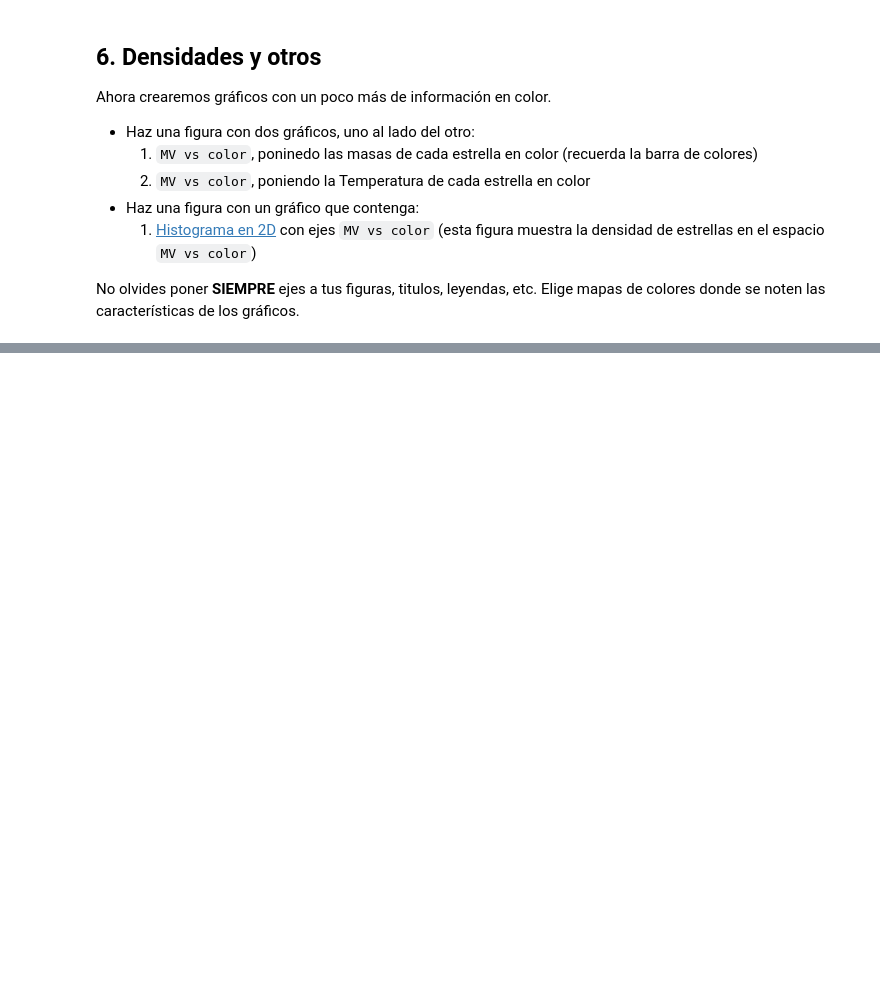
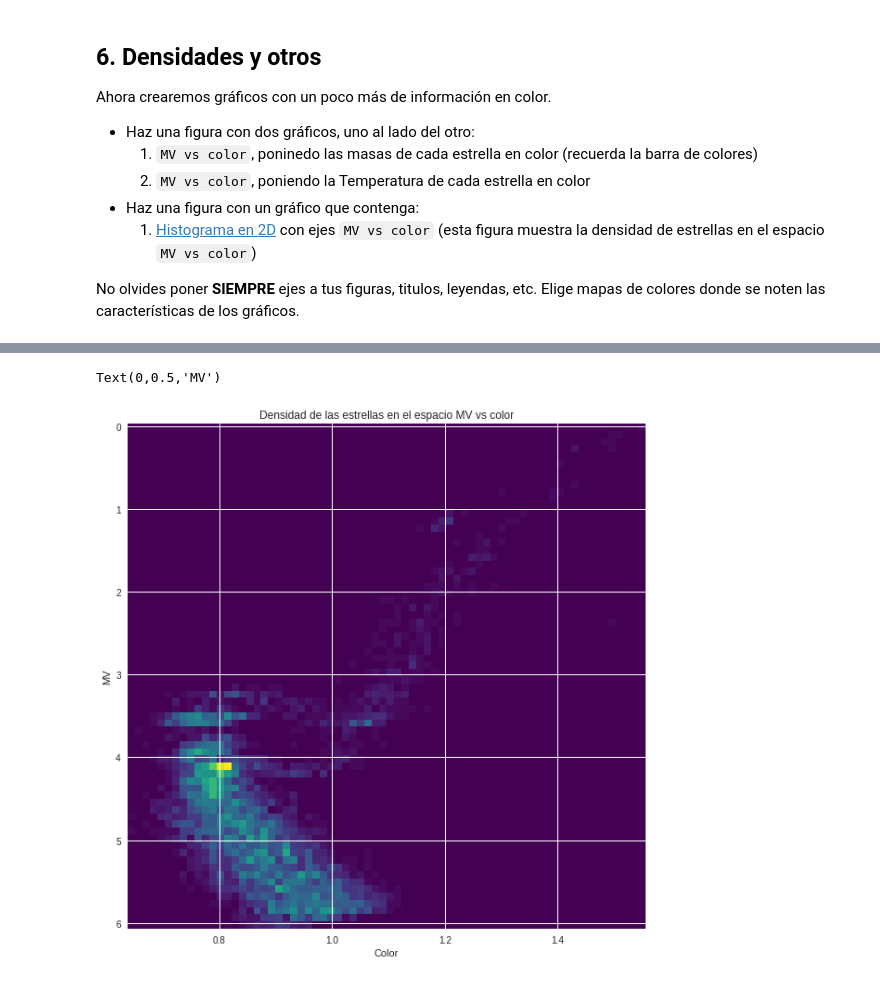
Before and after one commit to chenriquezb/minitarea2, a Jupyter notebook: Copia_de_minitarea2.ipynb, the cells around one changed output, grey strips where cells are left out. Drawn from its saved outputs; the diff is of its cells as text; code cells hidden in the pictures; blank space fills up the shorter version.

```diff
--- a/Copia_de_minitarea2.ipynb
+++ b/Copia_de_minitarea2.ipynb
@@ -179,0 +200,12 @@ No olvides poner **SIEMPRE** ejes a tus figuras, titulos, leyendas, etc. Elige m
+# %%
+# plot cmd hist2D
+fig, ax = plt.subplots(figsize=(10,10),ncols=1)
+
+plt.hist2d(color,MV,bins=70,cmap='viridis')
+plt.gca().invert_yaxis()
+plt.title('Densidad de las estrellas en el espacio MV vs color')
+plt.xlabel('Color')
+plt.ylabel('MV')
+# %% [output]
+Text(0,0.5,'MV')
+[figure, added]
```
Also changed, not shown: parts of 5 cells of this notebook.
